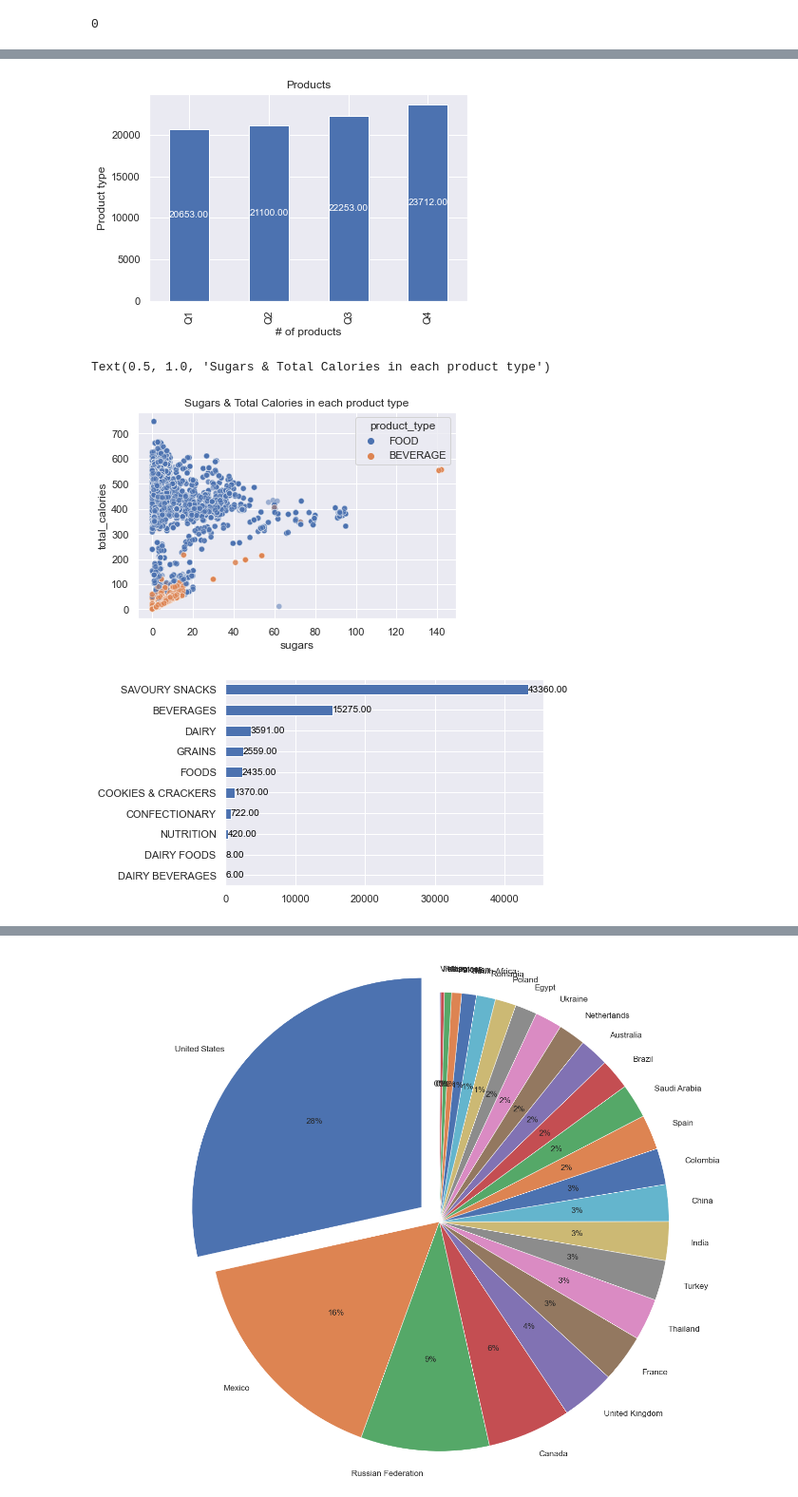
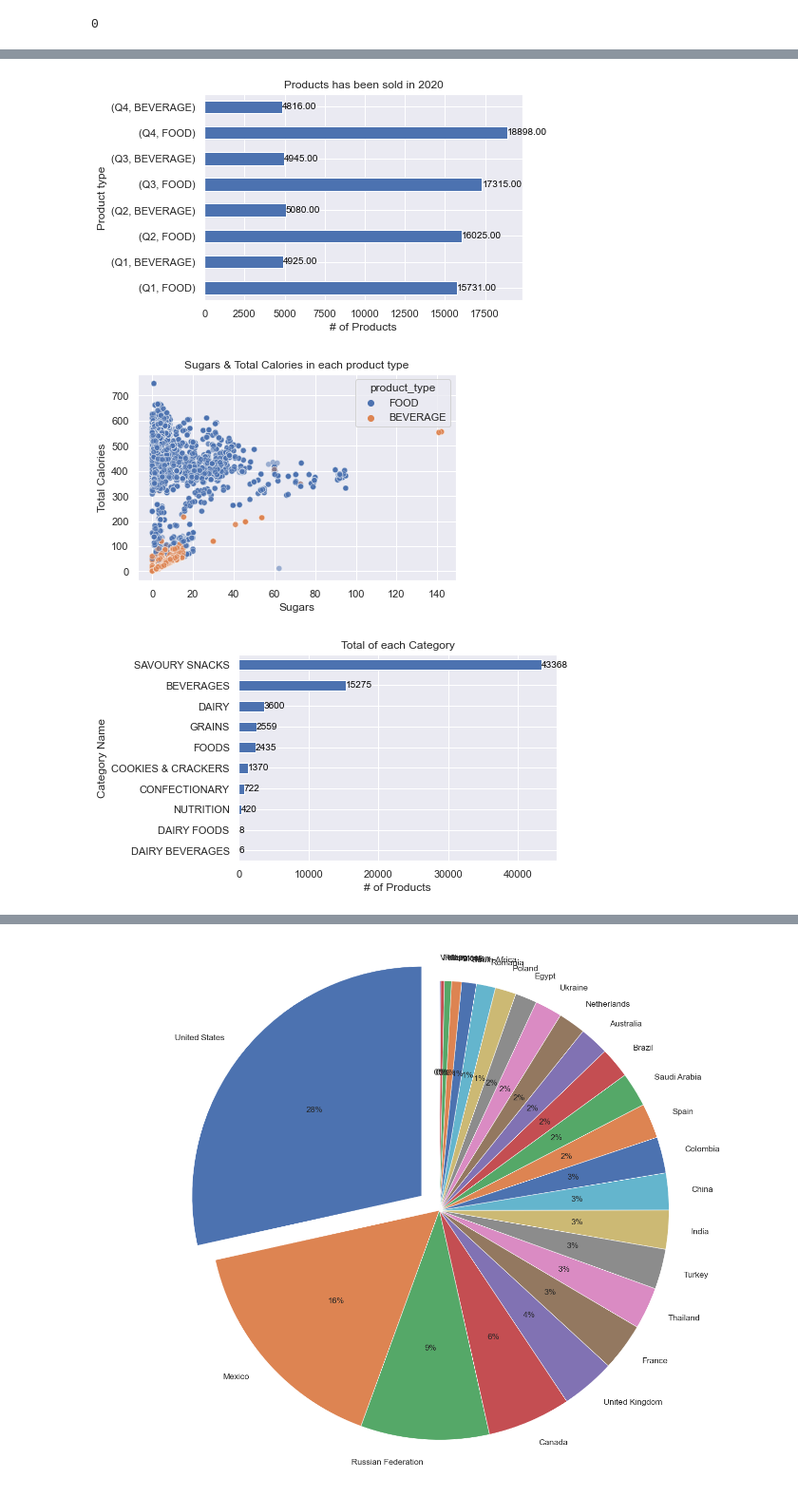
Before and after one commit to hieutrn1205/DS_DA_Project, a Jupyter notebook: PepsiCo_Challenge.ipynb, the cells around one changed output, grey strips where cells are left out. Shown at 95% size. Saved outputs shown, nothing was run; the diff lists cells and outputs as text; code cells hidden in the pictures.

Commit message:
updated_with_graphs

```diff
--- a/PepsiCo_Challenge.ipynb
+++ b/PepsiCo_Challenge.ipynb
@@ -72,7 +53,7 @@ test.describe()
 
 cols_drops = ["Carotenoid", 'Disaccharides', 'Flouride', 'Glycerol', 'Inulin', 'Monosaccharides', 'Neotame', 'Nitrogen',
               'Phenylalanine + Tyrosine', 'Polydextrose', 'Histidine', 'Isoleucine', 'Leucine', 'Lysine', 'Methionine + Cystine',
-              'Monounsaturated Fats', 'Polyunsaturated Fat', 'Cholesterol', 'Omega 3 Fatty Acids', 'Omega 6 Fatty Acids',
+              'Monounsaturated Fats', 'Polyunsaturated Fat', 'Omega 3 Fatty Acids', 'Omega 6 Fatty Acids',
               'Linolenic Acid', 'DHA', 'Carbohydrates using Difference Method','Roll-Up Of Component Carbohydrates', 'Other Carbohydrates/Starch',
               'Sucrose', 'Fructose', 'Glucose', 'Sodium Excluding Contribution From Plant Water Ingredient',
               'Sodium (Historical Value) MG', 'Sodium (Including Canada Water)', 'Sodium (Including US Water)', 'Sodium From Components', 'Sodium In Water (Canada)',
@@ -175,19 +198,21 @@ test_cleaned.columns = test_cleaned.columns.str.replace(" ", "_")
 # %%
 #TOTAL PRODUCTS BY EACH QUARTER IN YEAR 2020
-ax = train_cleaned["quarter"].value_counts(ascending = True).plot(kind= 'bar')
-ax.set_xlabel("# of products")
+qt_gb = train_cleaned.groupby("quarter")
+ax = qt_gb["product_type"].value_counts().plot(kind="barh")
+ax.set_xlabel("# of Products")
 ax.set_ylabel("Product type")
-ax.set_title("Products")
+ax.set_title("Products has been sold in 2020")
 for bars in ax.containers:
-    labels = [f"{bar.get_height():.2f}" if bar.get_height() > 0.2 else '' for bar in bars]
-    ax.bar_label(bars, labels=labels, label_type='center', color='white')
+    labels = [f"{bar.get_width():.2f}" if bar.get_width() > 0.2 else '' for bar in bars]
+    ax.bar_label(bars, labels=labels, label_type='edge', color='black')
 # %% [output]
-[figure, old version]
+[figure, new version]
 # %%
 ax = sns.scatterplot(data = train_cleaned, x = "sugars", y = "total_calories", hue = "product_type", alpha = 0.5)
 ax.set_title("Sugars & Total Calories in each product type")
+ax.set_ylabel("Total Calories")
+ax.set_xlabel("Sugars");
 # %% [output]
-Text(0.5, 1.0, 'Sugars & Total Calories in each product type')
 [figure]
 # %%
 #THERE ARE MORE SUGARS IN FOODS TYPE THEN BEVERAGE. BEFORE IT IS LESS IN SUGARS BUT MORE IN CALORIES, IT IS DECREASING ON CALORIES BUT INCREASING IN SUGARS FOR BOTH PRODUCT TYPE
@@ -195,10 +220,14 @@ Text(0.5, 1.0, 'Sugars & Total Calories in each product type')
 #WORLDWIDE'S CATEGORY PRODUCT
 ax = train_cleaned.category_name.value_counts(ascending = True).plot(kind = "barh")
 for bars in ax.containers:
-    labels = [f"{bar.get_width():.2f}" if bar.get_width() > 0.5 else '' for bar in bars]
+    labels = [f"{bar.get_width():}" if bar.get_width() > 0.5 else '' for bar in bars]
     ax.bar_label(bars, labels=labels, label_type='edge', color='black')
+
+ax.set_ylabel("Category Name")
+ax.set_xlabel("# of Products")
+ax.set_title("Total of each Category");
 # %% [output]
-[figure, old version]
+[figure, new version]
 # %%
 #AS IN THE HORIZONTAL BAR CHART WE CAN VISUALIZE THAT SAVOURY SNACKS ARE THE BEST SELLER ALL OVER THE CATEGORY
 # %%
```
Also changed, not shown: parts of 19 cells of this notebook, 1 other file.
